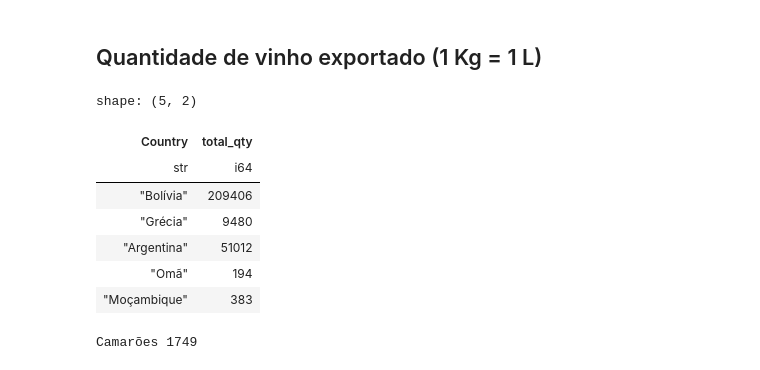
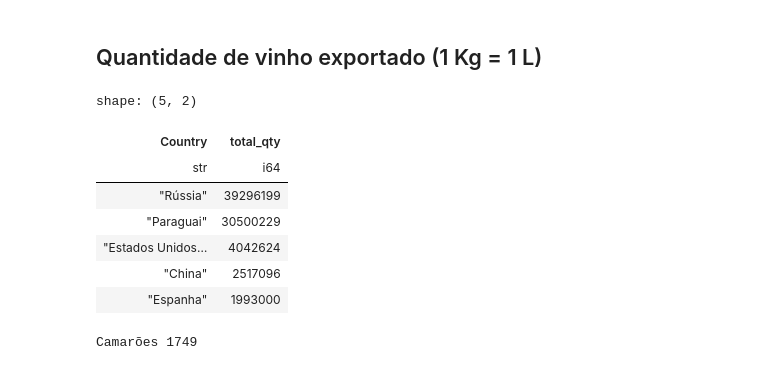
Before and after one commit to carlosvneves/fiap_techchallenge01, a Jupyter notebook: tech_challenge_fase01/wineData/src/playground.ipynb, the cells around one changed output. Saved outputs shown, nothing was run; the diff lists cells and outputs as text; code cells hidden in the pictures.

```diff
--- a/tech_challenge_fase01/wineData/src/playground.ipynb
+++ b/tech_challenge_fase01/wineData/src/playground.ipynb
@@ -115,29 +115,29 @@ def polars_df_to_pandas_series(df):
 # %%
 # Sum of quantity by country
 qty_by_country = []
 
 for name, data in exp_vinho_qtd.group_by("Country"):
         dictionary = {name: (data
                         .select(cs.all() - cs.starts_with(["Id", "Country"]))
                         .transpose()
                         .sum()
                         .to_numpy())}
         key = list(dictionary.keys())[0]
         value = list(dictionary.values())[0][0][0]
         qty_by_country.append({"Country":key, "total_qty": value})
 
 
-qty_by_country = pl.DataFrame(qty_by_country)
+qty_by_country = pl.DataFrame(qty_by_country).sort("total_qty", descending=True)
 qty_by_country.head()
 # %% [output]
 shape: (5, 2)
 | Country | total_qty |
 | str | i64 |
-| "Bolívia" | 209406 |
-| "Grécia" | 9480 |
-| "Argentina" | 51012 |
-| "Omã" | 194 |
-| "Moçambique" | 383 |
+| "Rússia" | 39296199 |
+| "Paraguai" | 30500229 |
+| "Estados Unidos… | 4042624 |
+| "China" | 2517096 |
+| "Espanha" | 1993000 |
 # %%
 px.bar(qty_by_country, x="Country", y="total_qty")
 # %%
```
